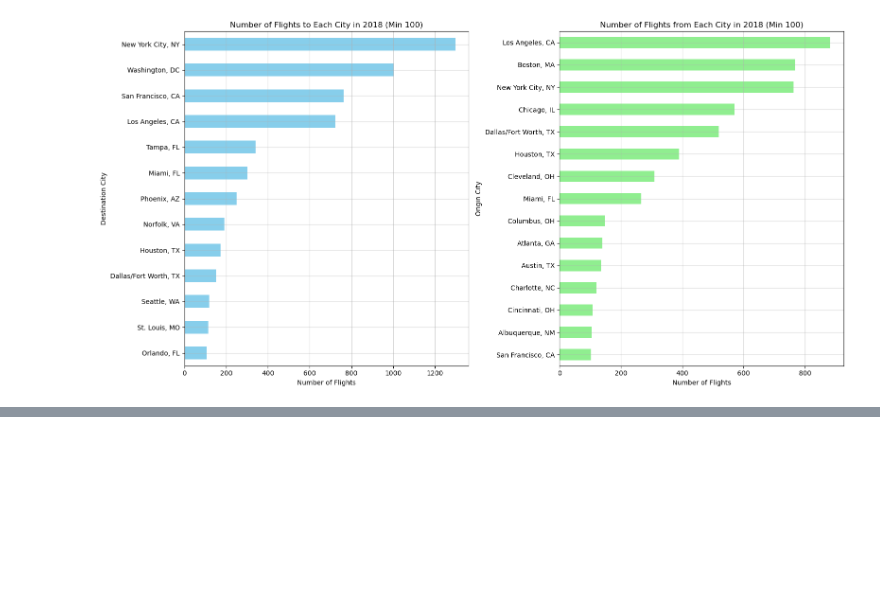
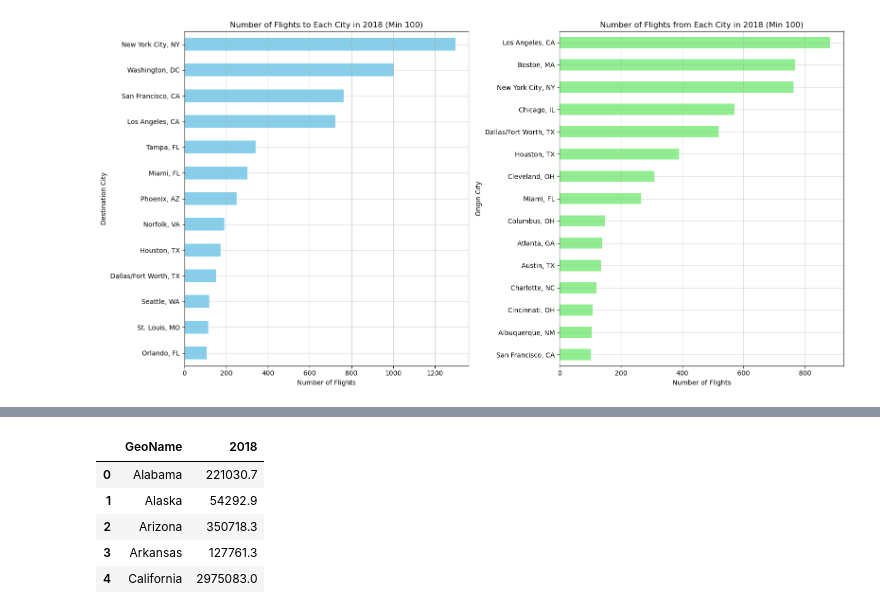
Before and after one commit to cosmopaladin/project-1, a Jupyter notebook: project1.ipynb, the cells around one changed output, grey strips where cells are left out. Cells and saved outputs as stored; diff of their text form; code cells hidden in the pictures; blank space fills up the shorter version.

```diff
--- a/project1.ipynb
+++ b/project1.ipynb
@@ -234,0 +329,11 @@ plt.show()
+# %%
+gdp_state_2018 = gdp_state[['GeoName','2018']]
+# %%
+gdp_state_2018.head()
+# %% [output]
+|  | GeoName | 2018 |
+| 0 | Alabama | 221030.7 |
+| 1 | Alaska | 54292.9 |
+| 2 | Arizona | 350718.3 |
+| 3 | Arkansas | 127761.3 |
+| 4 | California | 2975083.0 |
```
Also changed, not shown: parts of 7 cells of this notebook.
